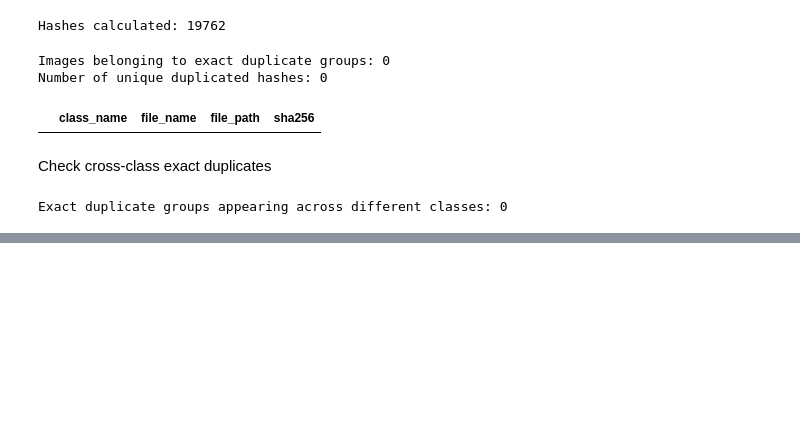
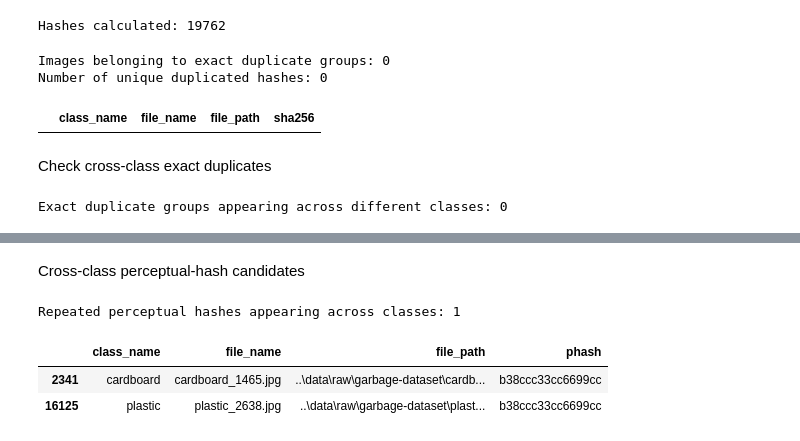
Before and after one commit to Master-GB/waste-classification, a Jupyter notebook: notebooks/01_dataset_audit.ipynb, the cells around one changed output, grey strips where cells are left out. Saved outputs shown, nothing was run; the diff lists cells and outputs as text; code cells hidden in the pictures; blank space fills up the shorter version.

```diff
--- a/notebooks/01_dataset_audit.ipynb
+++ b/notebooks/01_dataset_audit.ipynb
@@ -519,0 +594,45 @@ Exact duplicate groups appearing across different classes: 0
+# %% [markdown]
+Cross-class perceptual-hash candidates
+# %%
+if len(phash_duplicates) > 0:
+
+    phash_class_counts = (
+        phash_duplicates
+        .groupby("phash")["class_name"]
+        .nunique()
+    )
+
+    cross_class_phashes = phash_class_counts[
+        phash_class_counts > 1
+    ].index
+
+    cross_class_phash_candidates = phash_duplicates[
+        phash_duplicates["phash"].isin(
+            cross_class_phashes
+        )
+    ]
+
+    print(
+        "Repeated perceptual hashes appearing across classes:",
+        len(cross_class_phashes)
+    )
+
+    if len(cross_class_phash_candidates) > 0:
+        display(
+            cross_class_phash_candidates[
+                [
+                    "class_name",
+                    "file_name",
+                    "file_path",
+                    "phash"
+                ]
+            ]
+        )
+
+else:
+    print("No repeated perceptual hashes found.")
+# %% [output]
+Repeated perceptual hashes appearing across classes: 1
+|  | class_name | file_name | file_path | phash |
+| 2341 | cardboard | cardboard_1465.jpg | ..\data\raw\garbage-dataset\cardb... | b38ccc33cc6699cc |
+| 16125 | plastic | plastic_2638.jpg | ..\data\raw\garbage-dataset\plast... | b38ccc33cc6699cc |
```
Also changed, not shown: parts of 4 cells of this notebook, 1 other file.
